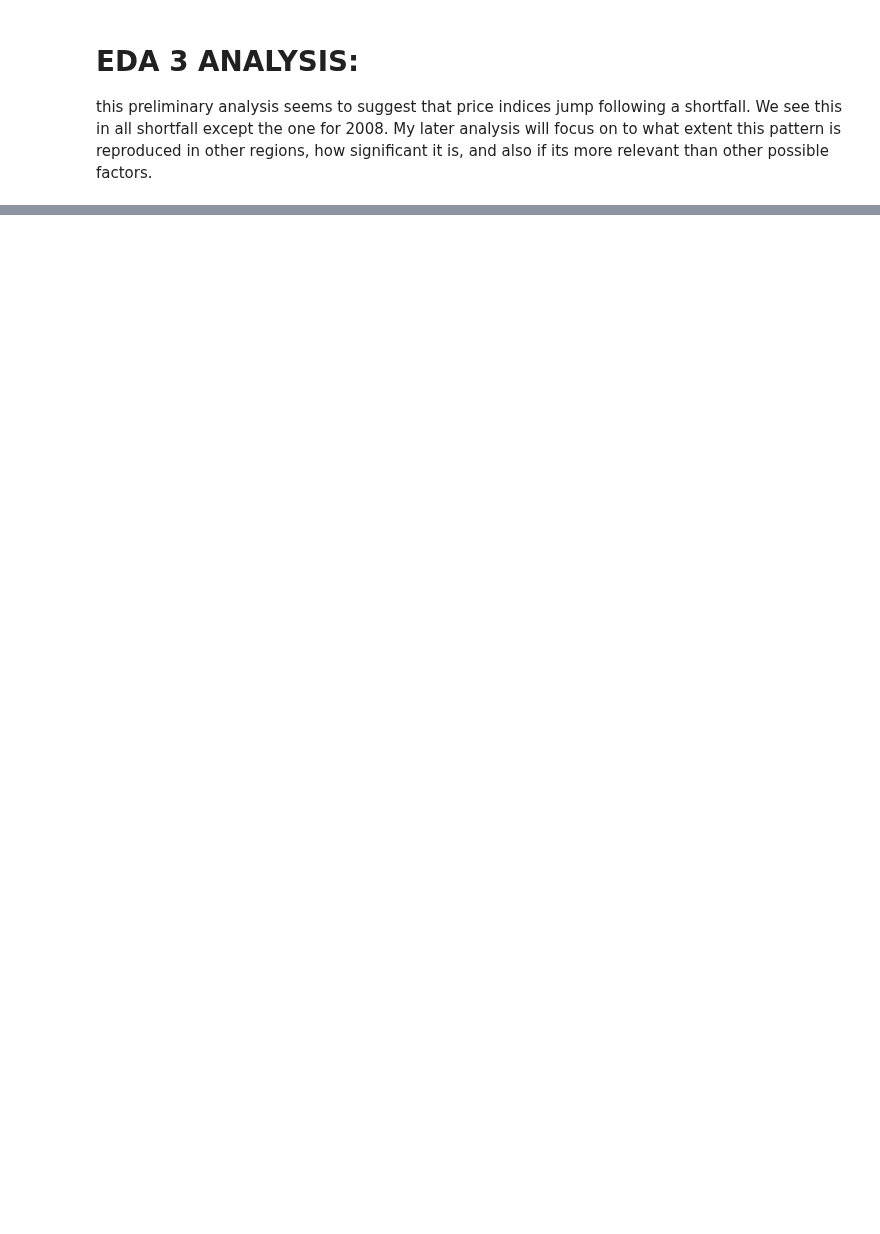
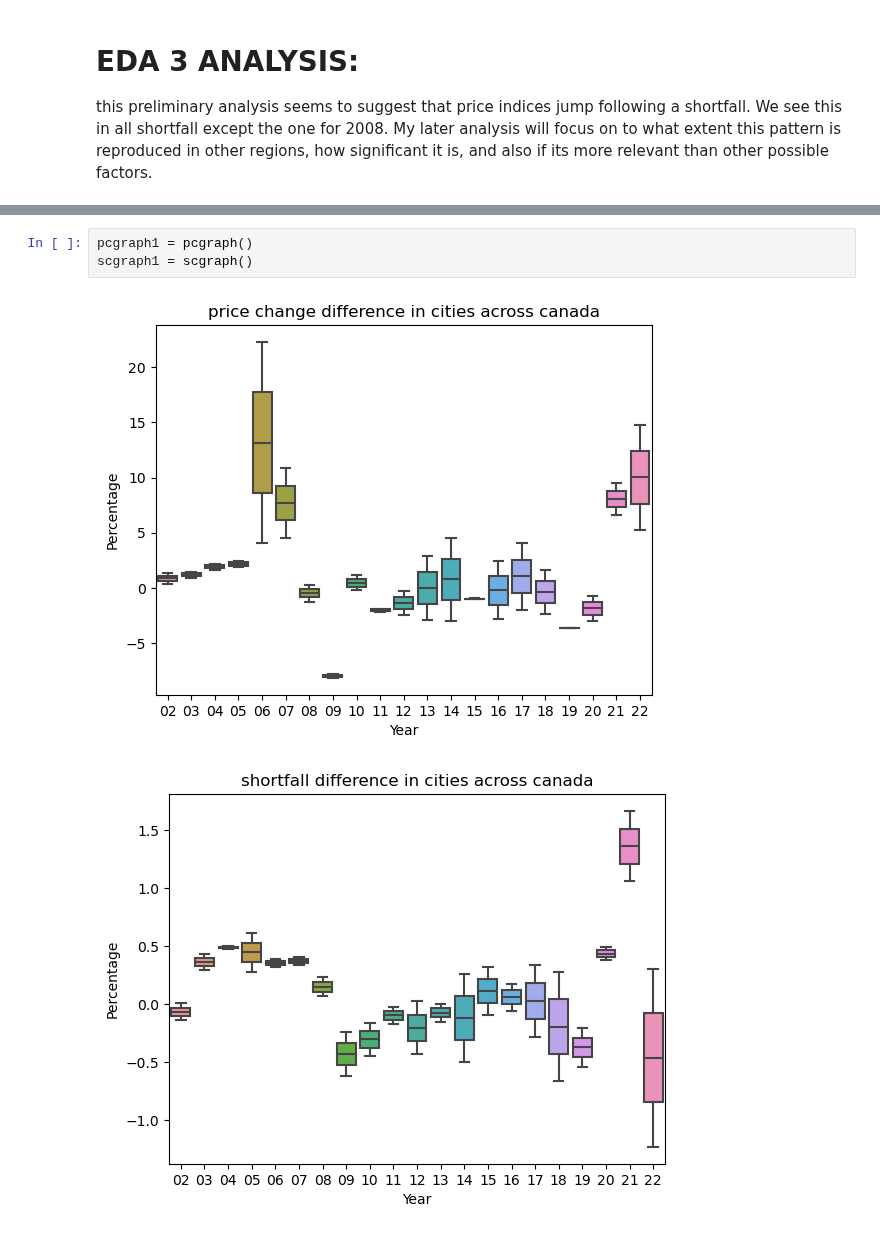
Before and after one commit to ubco-W2022T2-data301/project-group-group01, a Jupyter notebook: analysis/Jamesanalysis1.ipynb, the cells around one changed output, grey strips where cells are left out. Saved outputs shown, nothing was run; the diff lists cells and outputs as text; blank space fills up the shorter version.

```diff
--- a/analysis/Jamesanalysis1.ipynb
+++ b/analysis/Jamesanalysis1.ipynb
@@ -710,0 +122,6 @@ KeyError: "['UOM_ID', 'UOM', 'DGUID', 'SCALAR_FACTOR', 'SCALAR_ID', 'VECTOR', 'C
+# %%
+pcgraph1 = pcgraph()
+scgraph1 = scgraph()
+# %% [output]
+[figure, added]
+[figure, added]
```
Also changed, not shown: parts of 26 cells of this notebook, 2 other files.
